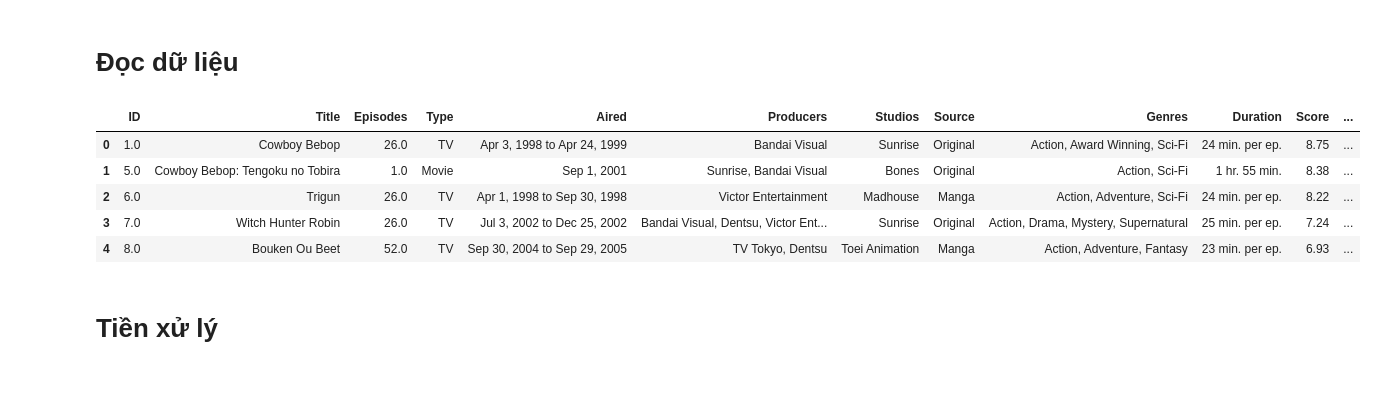
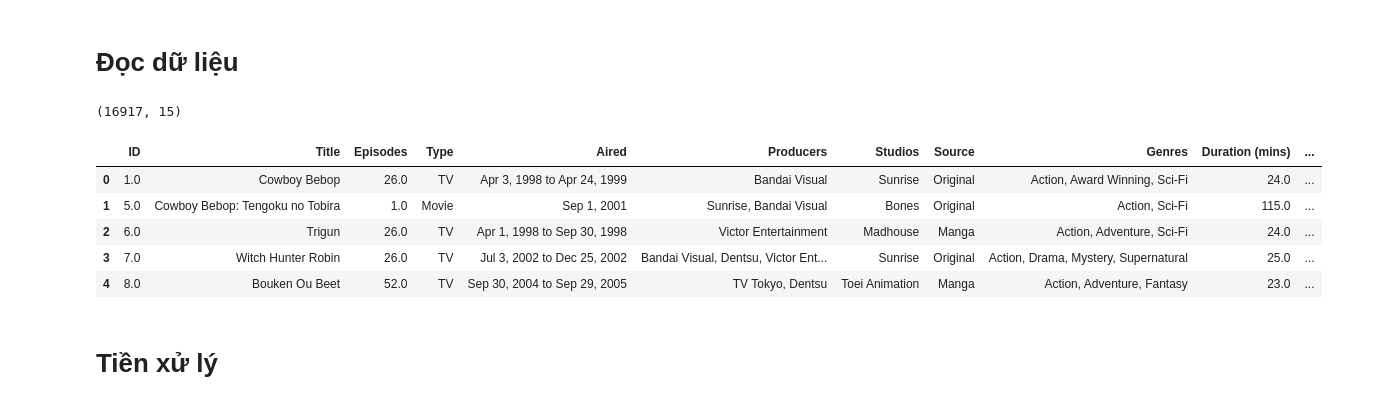
Before and after one commit to V1nk4n/Intro2DS_FinalProject, a Jupyter notebook: data_questions/question_knhung.ipynb, the cells around one changed output. Drawn from its saved outputs; the diff is of its cells as text; code cells hidden in the pictures.

```diff
--- a/data_questions/question_knhung.ipynb
+++ b/data_questions/question_knhung.ipynb
@@ -19,15 +19,17 @@ from sklearn.preprocessing import StandardScaler
 from sklearn.metrics import silhouette_score
 from sklearn.decomposition import PCA
 # %%
-df = pd.read_csv('anime_preprocessing.csv')
-df.head()
+data = pd.read_csv('../data/anime_preprocessing.csv')
+print(data.shape)
+data.head()
 # %% [output]
+(16917, 15)
-|  | ID | Title | Episodes | Type | Aired | Producers | Studios | Source | Genres | Duration | Score | ... |
-| 0 | 1.0 | Cowboy Bebop | 26.0 | TV | Apr 3, 1998 to Apr 24, 1999 | Bandai Visual | Sunrise | Original | Action, Award Winning, Sci-Fi | 24 min. per ep. | 8.75 | ... |
-| 1 | 5.0 | Cowboy Bebop: Tengoku no Tobira | 1.0 | Movie | Sep 1, 2001 | Sunrise, Bandai Visual | Bones | Original | Action, Sci-Fi | 1 hr. 55 min. | 8.38 | ... |
-| 2 | 6.0 | Trigun | 26.0 | TV | Apr 1, 1998 to Sep 30, 1998 | Victor Entertainment | Madhouse | Manga | Action, Adventure, Sci-Fi | 24 min. per ep. | 8.22 | ... |
-| 3 | 7.0 | Witch Hunter Robin | 26.0 | TV | Jul 3, 2002 to Dec 25, 2002 | Bandai Visual, Dentsu, Victor Ent... | Sunrise | Original | Action, Drama, Mystery, Supernatural | 25 min. per ep. | 7.24 | ... |
-| 4 | 8.0 | Bouken Ou Beet | 52.0 | TV | Sep 30, 2004 to Sep 29, 2005 | TV Tokyo, Dentsu | Toei Animation | Manga | Action, Adventure, Fantasy | 23 min. per ep. | 6.93 | ... |
+|  | ID | Title | Episodes | Type | Aired | Producers | Studios | Source | Genres | Duration (mins) | ... |
+| 0 | 1.0 | Cowboy Bebop | 26.0 | TV | Apr 3, 1998 to Apr 24, 1999 | Bandai Visual | Sunrise | Original | Action, Award Winning, Sci-Fi | 24.0 | ... |
+| 1 | 5.0 | Cowboy Bebop: Tengoku no Tobira | 1.0 | Movie | Sep 1, 2001 | Sunrise, Bandai Visual | Bones | Original | Action, Sci-Fi | 115.0 | ... |
+| 2 | 6.0 | Trigun | 26.0 | TV | Apr 1, 1998 to Sep 30, 1998 | Victor Entertainment | Madhouse | Manga | Action, Adventure, Sci-Fi | 24.0 | ... |
+| 3 | 7.0 | Witch Hunter Robin | 26.0 | TV | Jul 3, 2002 to Dec 25, 2002 | Bandai Visual, Dentsu, Victor Ent... | Sunrise | Original | Action, Drama, Mystery, Supernatural | 25.0 | ... |
+| 4 | 8.0 | Bouken Ou Beet | 52.0 | TV | Sep 30, 2004 to Sep 29, 2005 | TV Tokyo, Dentsu | Toei Animation | Manga | Action, Adventure, Fantasy | 23.0 | ... |
 # %% [markdown]
 # Tiền xử lý #
 # %% [markdown]
```
Also changed, not shown: parts of 19 cells of this notebook.
